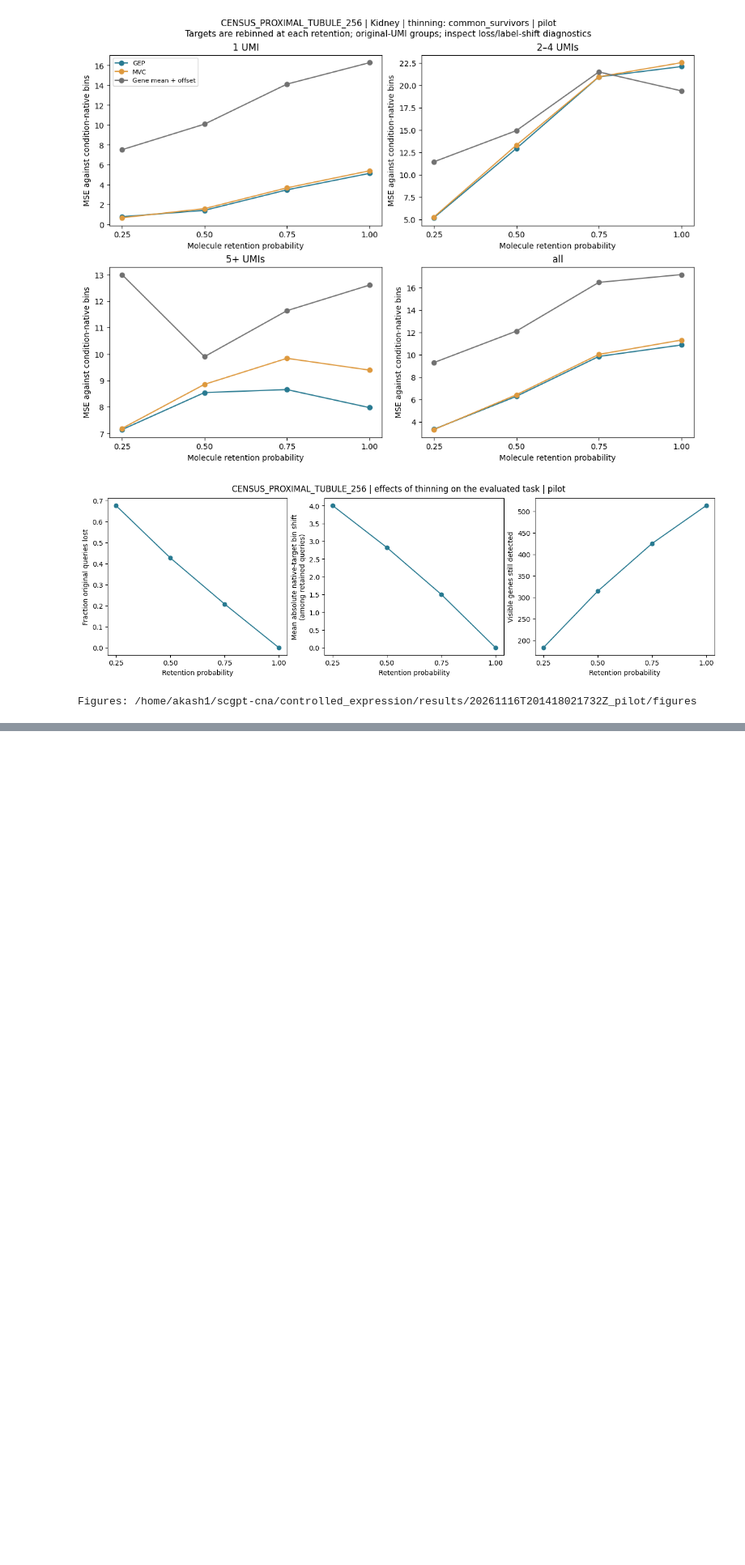
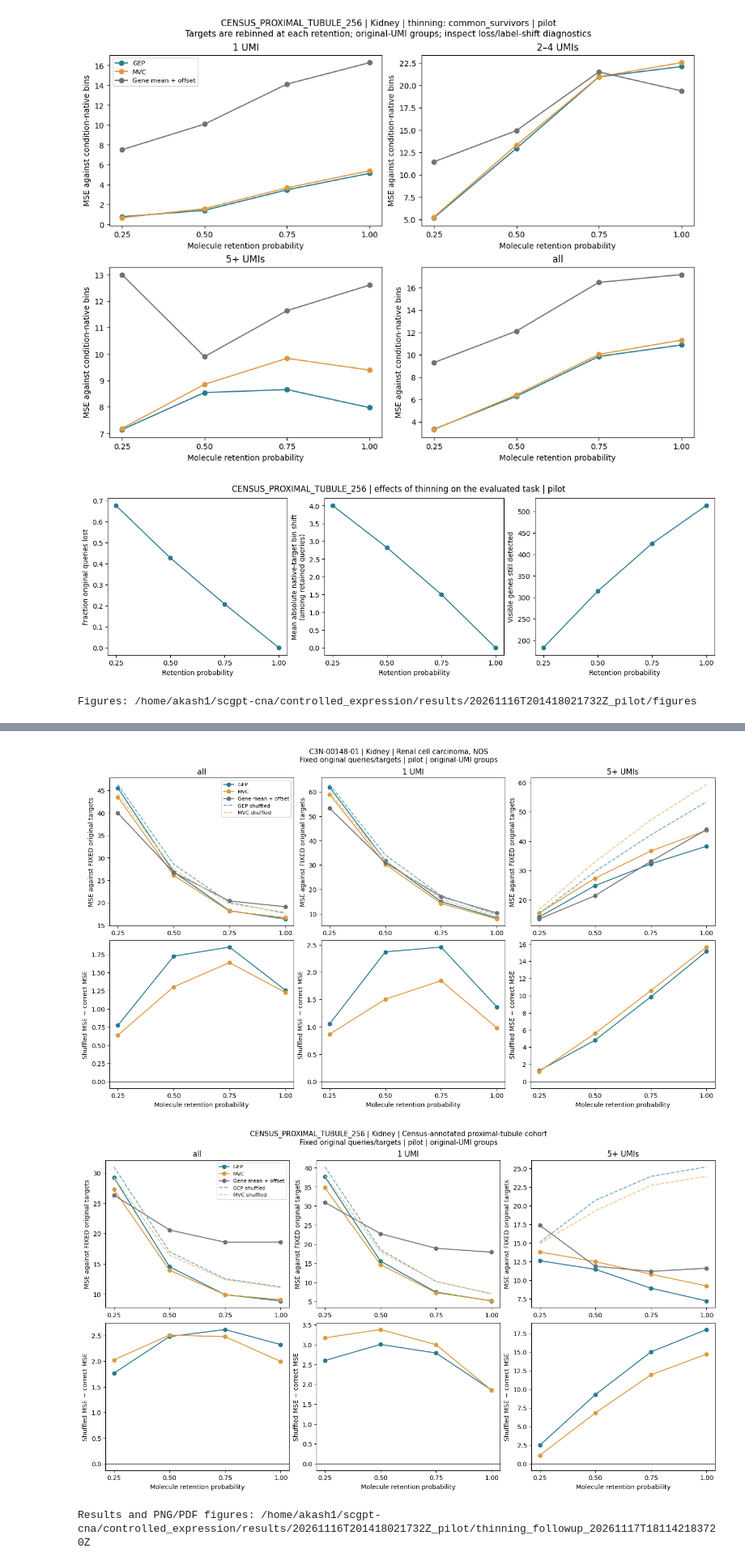
Before and after one commit to AkashPrasad2/scgpt-cna, a Jupyter notebook: notebooks/08-baseline.ipynb, the cells around one changed output, grey strips where cells are left out. Shown at 81% size. Saved outputs shown, nothing was run; the diff lists cells and outputs as text; code cells hidden in the pictures; blank space fills up the shorter version.

```diff
--- a/notebooks/08-baseline.ipynb
+++ b/notebooks/08-baseline.ipynb
@@ -2148,0 +2664,27 @@ Figures: /home/akash1/scgpt-cna/controlled_expression/results/20261116T201418021
+# %%
+# G — Fixed-target figures. Run C's imports/plot helpers first if reopening the kernel.
+for sid in units.sample_id:
+    u=units.set_index("sample_id").loc[sid]
+    fig,axes=plt.subplots(2,3,figsize=(14,8),constrained_layout=True)
+    for col,group in enumerate(["all","1 UMI","5+ UMIs"]):
+        part=fixed_summary.loc[fixed_summary.sample_id.eq(sid)&fixed_summary.count_group.eq(group)]
+        for method in MAIN_METHODS:
+            t=part.loc[part.method.eq(method)].sort_values("retention")
+            axes[0,col].plot(t.retention,t.mean_MSE,"o-",label=LABELS.get(method,method),color=COLORS[method])
+        for head in ["GEP","MVC"]:
+            t=part.loc[part.method.eq(f"{head}_shuffled")].sort_values("retention")
+            axes[0,col].plot(t.retention,t.mean_MSE,"--",label=f"{head} shuffled",color=COLORS[f"{head}_shuffled"])
+            t=fixed_context.loc[fixed_context.sample_id.eq(sid)&fixed_context.count_group.eq(group)&fixed_context['head'].eq(head)].sort_values("retention")
+            axes[1,col].plot(t.retention,t.mean_context_gain,"o-",color=COLORS[head],label=head)
+        axes[0,col].set(title=group,ylabel="MSE against FIXED original targets")
+        axes[1,col].axhline(0,color="black",lw=1)
+        axes[1,col].set(ylabel="Shuffled MSE − correct MSE",xlabel="Molecule retention probability")
+        for ax in axes[:,col]:ax.set_xticks(sorted(PS))
+    axes[0,0].legend(fontsize=8)
+    fig.suptitle(f"{sid} | {u['primary_site']} | {u['diagnoses.0.primary_diagnosis']}\nFixed original queries/targets | {source_manifest['mode']} | original-UMI groups",fontsize=11)
+    store_fig(fig,f"fixed_original_targets_{sid}")
+print("Results and PNG/PDF figures:",FOLLOWUP_DIR)
+# %% [output]
+[figure, added]
+[figure, added]
+Results and PNG/PDF figures: /home/akash1/scgpt-cna/controlled_expression/results/20261116T201418021732Z_pilot/thinning_followup_20261117T181142183720Z
```
Also changed, not shown: parts of 10 cells of this notebook.
